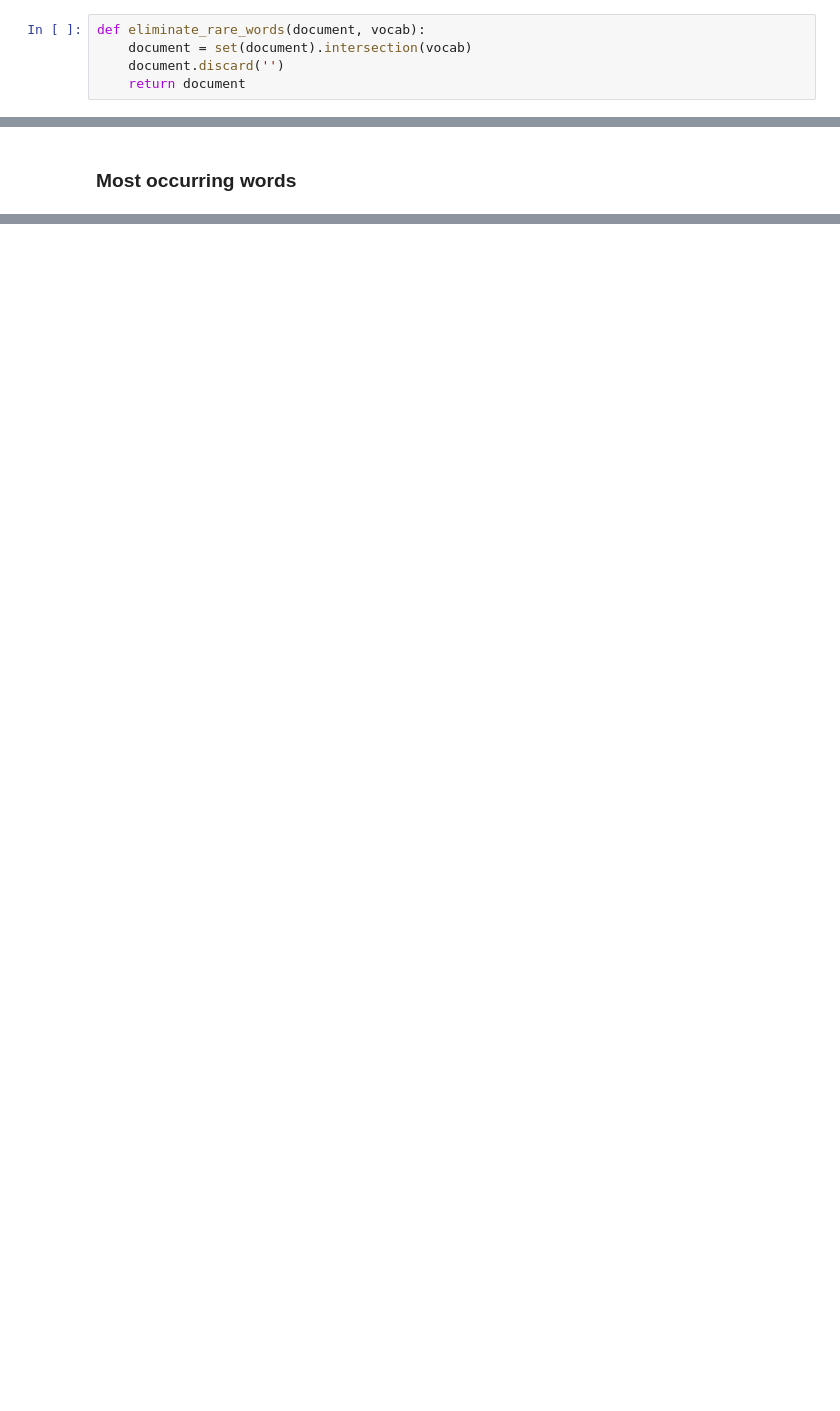
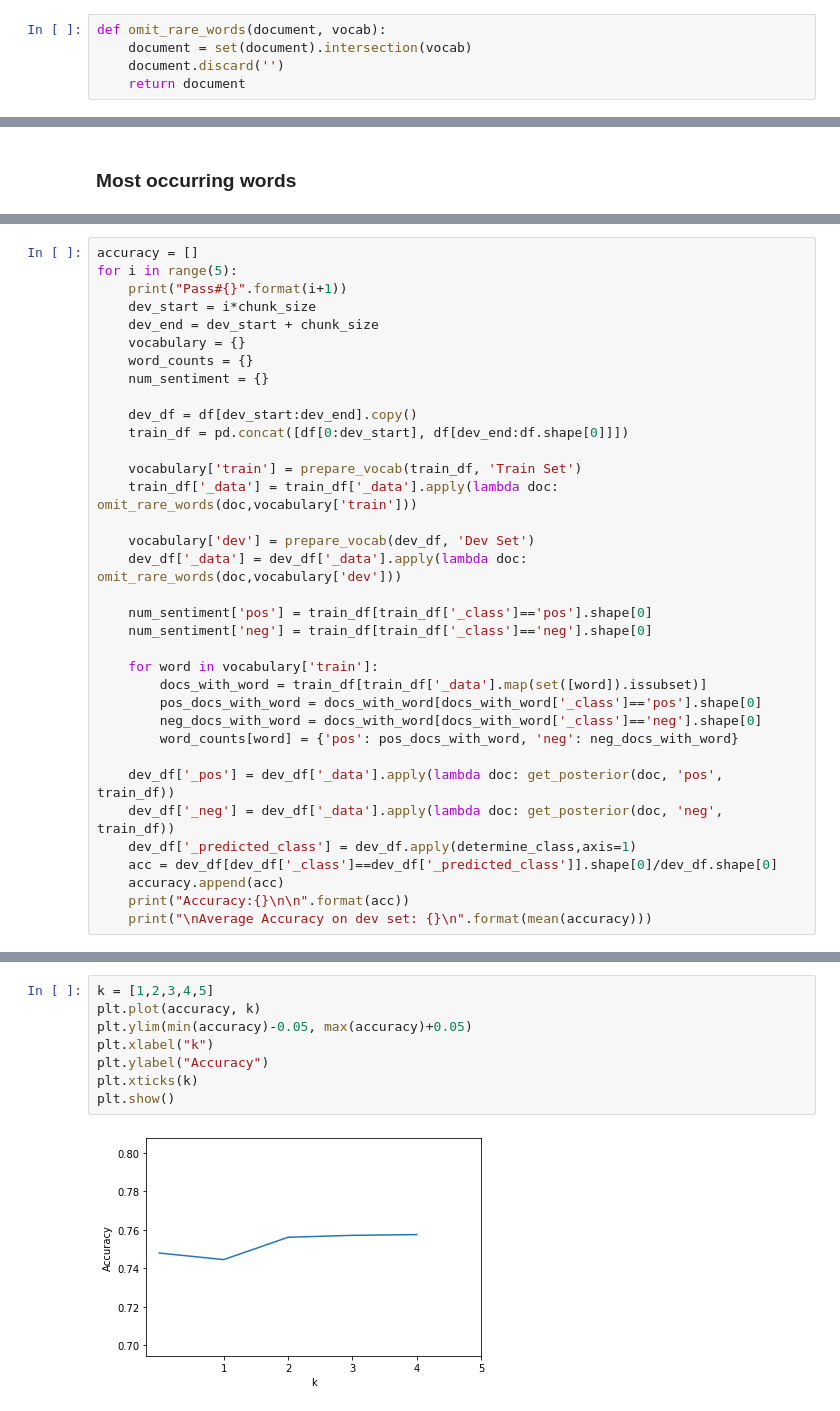
Before and after one commit to harsha993/sa-nb-review, a Jupyter notebook: nb.ipynb, the cells around one changed output, grey strips where cells are left out. Cells and saved outputs as stored; diff of their text form; blank space fills up the shorter version.

```diff
--- a/nb.ipynb
+++ b/nb.ipynb
@@ -95,5 +82,5 @@ def prepare_vocab(df):
 # %%
-def eliminate_rare_words(document, vocab):
+def omit_rare_words(document, vocab):
     document = set(document).intersection(vocab)
     document.discard('')
     return document
@@ -173,0 +163,35 @@ plt.show()
+# %%
+accuracy = []
+for i in range(5):
+    print("Pass#{}".format(i+1))
+    dev_start = i*chunk_size
+    dev_end = dev_start + chunk_size
+    vocabulary = {}
+    word_counts = {}
+    num_sentiment = {}
+
+    dev_df = df[dev_start:dev_end].copy()
+    train_df = pd.concat([df[0:dev_start], df[dev_end:df.shape[0]]])
+
+    vocabulary['train'] = prepare_vocab(train_df, 'Train Set')
+    train_df['_data'] = train_df['_data'].apply(lambda doc: omit_rare_words(doc,vocabulary['train']))
+
+    vocabulary['dev'] = prepare_vocab(dev_df, 'Dev Set')
+    dev_df['_data'] = dev_df['_data'].apply(lambda doc: omit_rare_words(doc,vocabulary['dev']))
+
+    num_sentiment['pos'] = train_df[train_df['_class']=='pos'].shape[0]
+    num_sentiment['neg'] = train_df[train_df['_class']=='neg'].shape[0]
+
+    for word in vocabulary['train']:
+        docs_with_word = train_df[train_df['_data'].map(set([word]).issubset)]
+        pos_docs_with_word = docs_with_word[docs_with_word['_class']=='pos'].shape[0]
+        neg_docs_with_word = docs_with_word[docs_with_word['_class']=='neg'].shape[0]
+        word_counts[word] = {'pos': pos_docs_with_word, 'neg': neg_docs_with_word}
+
+    dev_df['_pos'] = dev_df['_data'].apply(lambda doc: get_posterior(doc, 'pos', train_df))
+    dev_df['_neg'] = dev_df['_data'].apply(lambda doc: get_posterior(doc, 'neg', train_df))
+    dev_df['_predicted_class'] = dev_df.apply(determine_class,axis=1)
+    acc = dev_df[dev_df['_class']==dev_df['_predicted_class']].shape[0]/dev_df.shape[0]
+    accuracy.append(acc)
+    print("Accuracy:{}\n\n".format(acc))
+    print("\nAverage Accuracy on dev set: {}\n".format(mean(accuracy)))
@@ -173,0 +216,10 @@ plt.show()
+# %%
+k = [1,2,3,4,5]
+plt.plot(accuracy, k)
+plt.ylim(min(accuracy)-0.05, max(accuracy)+0.05)
+plt.xlabel("k")
+plt.ylabel("Accuracy")
+plt.xticks(k)
+plt.show()
+# %% [output]
+[figure, added]
```
Also changed, not shown: parts of 37 cells of this notebook, 2 other files.
